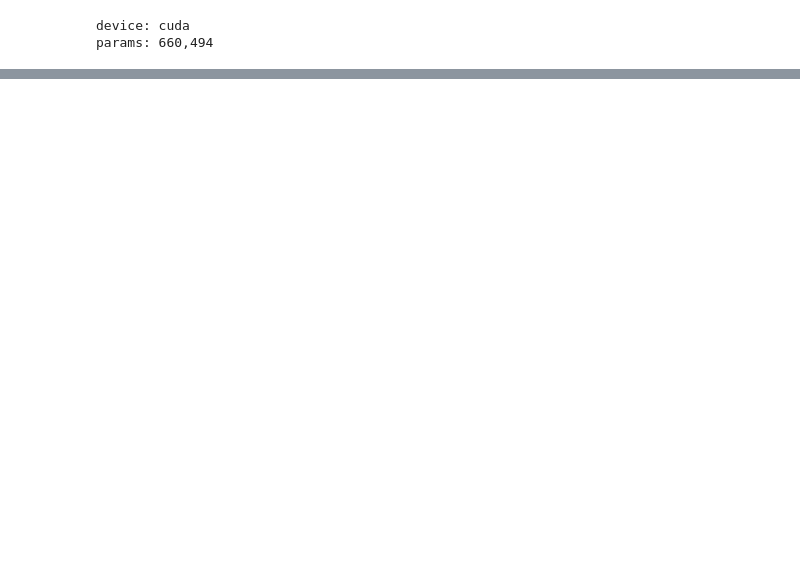
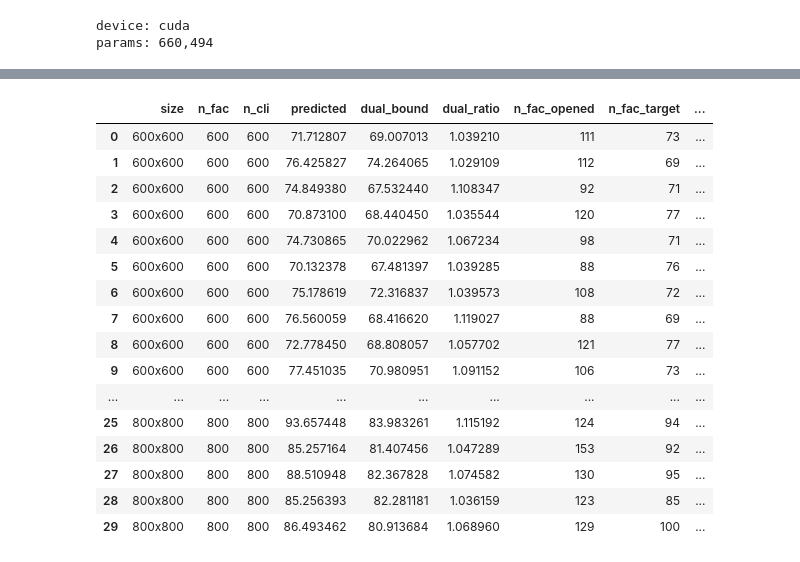
Before and after one commit to Srokusek/FLP-NAR, a Jupyter notebook: notebooks/showcase.ipynb, the cells around one changed output, grey strips where cells are left out. Cells and saved outputs as stored; diff of their text form; code cells hidden in the pictures; blank space fills up the shorter version.

```diff
--- a/notebooks/showcase.ipynb
+++ b/notebooks/showcase.ipynb
@@ -238,0 +275,20 @@ plt.show()
+# %%
+results_df.to_csv("results/test_results_scale")
+# %% [output]
+|  | size | n_fac | n_cli | predicted | dual_bound | dual_ratio | n_fac_opened | n_fac_target | ... |
+| 0 | 600x600 | 600 | 600 | 71.712807 | 69.007013 | 1.039210 | 111 | 73 | ... |
+| 1 | 600x600 | 600 | 600 | 76.425827 | 74.264065 | 1.029109 | 112 | 69 | ... |
+| 2 | 600x600 | 600 | 600 | 74.849380 | 67.532440 | 1.108347 | 92 | 71 | ... |
+| 3 | 600x600 | 600 | 600 | 70.873100 | 68.440450 | 1.035544 | 120 | 77 | ... |
+| 4 | 600x600 | 600 | 600 | 74.730865 | 70.022962 | 1.067234 | 98 | 71 | ... |
+| 5 | 600x600 | 600 | 600 | 70.132378 | 67.481397 | 1.039285 | 88 | 76 | ... |
+| 6 | 600x600 | 600 | 600 | 75.178619 | 72.316837 | 1.039573 | 108 | 72 | ... |
+| 7 | 600x600 | 600 | 600 | 76.560059 | 68.416620 | 1.119027 | 88 | 69 | ... |
+| 8 | 600x600 | 600 | 600 | 72.778450 | 68.808057 | 1.057702 | 121 | 77 | ... |
+| 9 | 600x600 | 600 | 600 | 77.451035 | 70.980951 | 1.091152 | 106 | 73 | ... |
+| ... | ... | ... | ... | ... | ... | ... | ... | ... | ... |
+| 25 | 800x800 | 800 | 800 | 93.657448 | 83.983261 | 1.115192 | 124 | 94 | ... |
+| 26 | 800x800 | 800 | 800 | 85.257164 | 81.407456 | 1.047289 | 153 | 92 | ... |
+| 27 | 800x800 | 800 | 800 | 88.510948 | 82.367828 | 1.074582 | 130 | 95 | ... |
+| 28 | 800x800 | 800 | 800 | 85.256393 | 82.281181 | 1.036159 | 123 | 85 | ... |
+| 29 | 800x800 | 800 | 800 | 86.493462 | 80.913684 | 1.068960 | 129 | 100 | ... |
```
Also changed, not shown: parts of 8 cells of this notebook.
